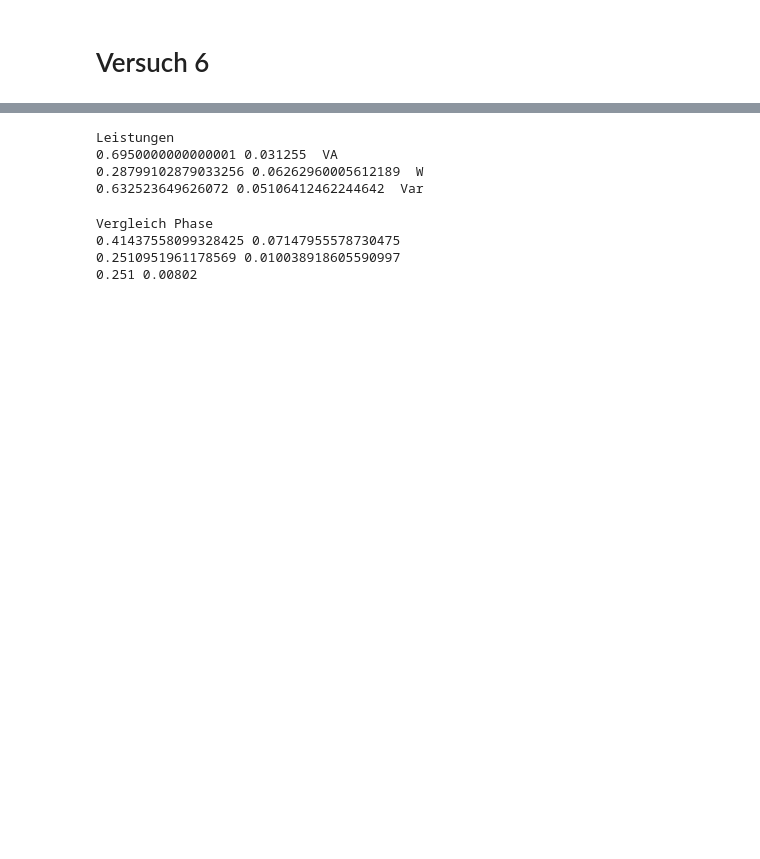
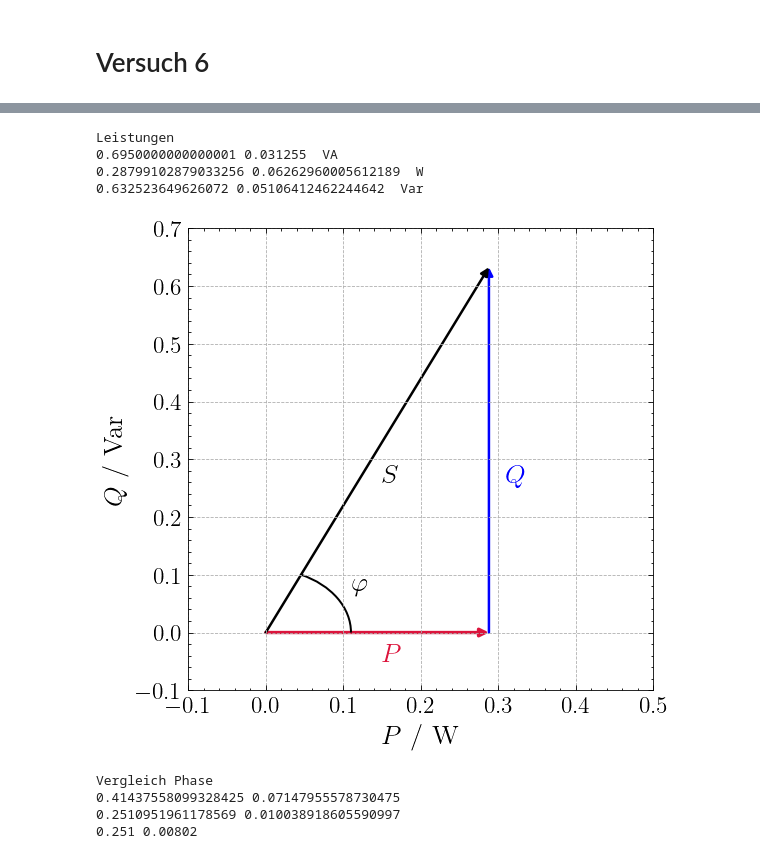
Before and after one commit to eudaemon3/Labor-Experimentalphysik-2, a Jupyter notebook: 06_PhaseLeistung/Auswertung.ipynb, the cells around one changed output, grey strips where cells are left out. Saved outputs shown, nothing was run; the diff lists cells and outputs as text; code cells hidden in the pictures; blank space fills up the shorter version.

```diff
--- a/06_PhaseLeistung/Auswertung.ipynb
+++ b/06_PhaseLeistung/Auswertung.ipynb
@@ -849,24 +850,25 @@ phi_meas_deg = np.degrees(phi_meas)
 # %%
 S = U_E * I
 dS = S* (dU_E / U_E + dI / I)
 
 P = S*np.cos(phi_meas)
 dP = dS * np.cos(phi_meas) + S*np.sin(phi_meas)*dphi
 
 Q = S*np.sin(phi_meas)
 dQ = dS * np.sin(phi_meas) + S*np.cos(phi_meas)*dphi
 
 print("Leistungen")
 print(S, dS, " VA")
 print(P, dP, " W")
 print(Q, dQ, " Var")
 
-# plot_LeistungsdreieckV6(P, Q, S, phi_meas)
+plot_LeistungsdreieckV6(P, Q, S, phi_meas)
 # %% [output]
 Leistungen
 0.6950000000000001 0.031255  VA
 0.28799102879033256 0.06262960005612189  W
 0.632523649626072 0.05106412462244642  Var
+[figure, added]
 # %%
 cos_phi2 = np.cos(np.atan(U_L1/U_R1))
 dcos_phi2 = cos_phi2**3 * U_L1 / U_R1 * (dU_L1 + dU_R1/(U_R1**2))
```
Also changed, not shown: parts of 1 cell of this notebook, 24 other files.
